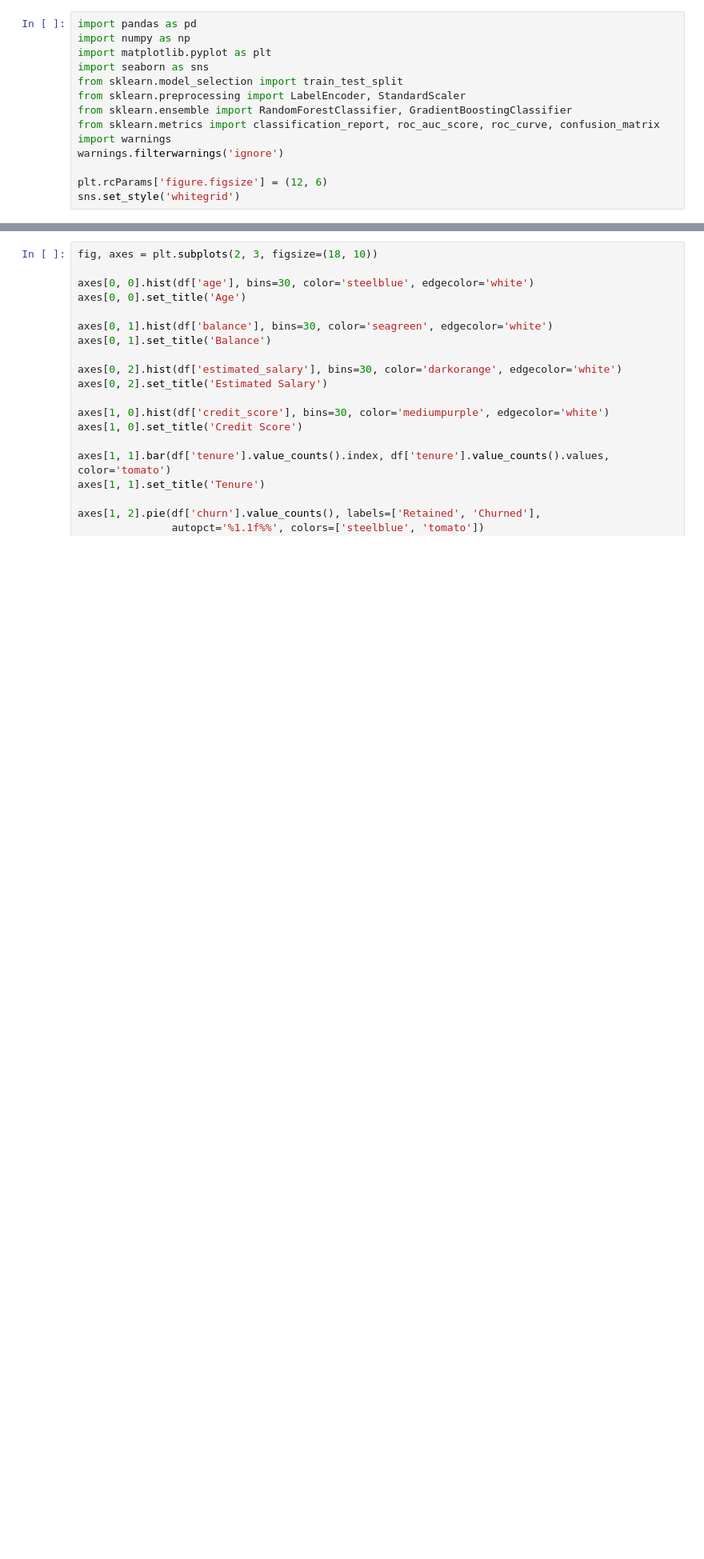
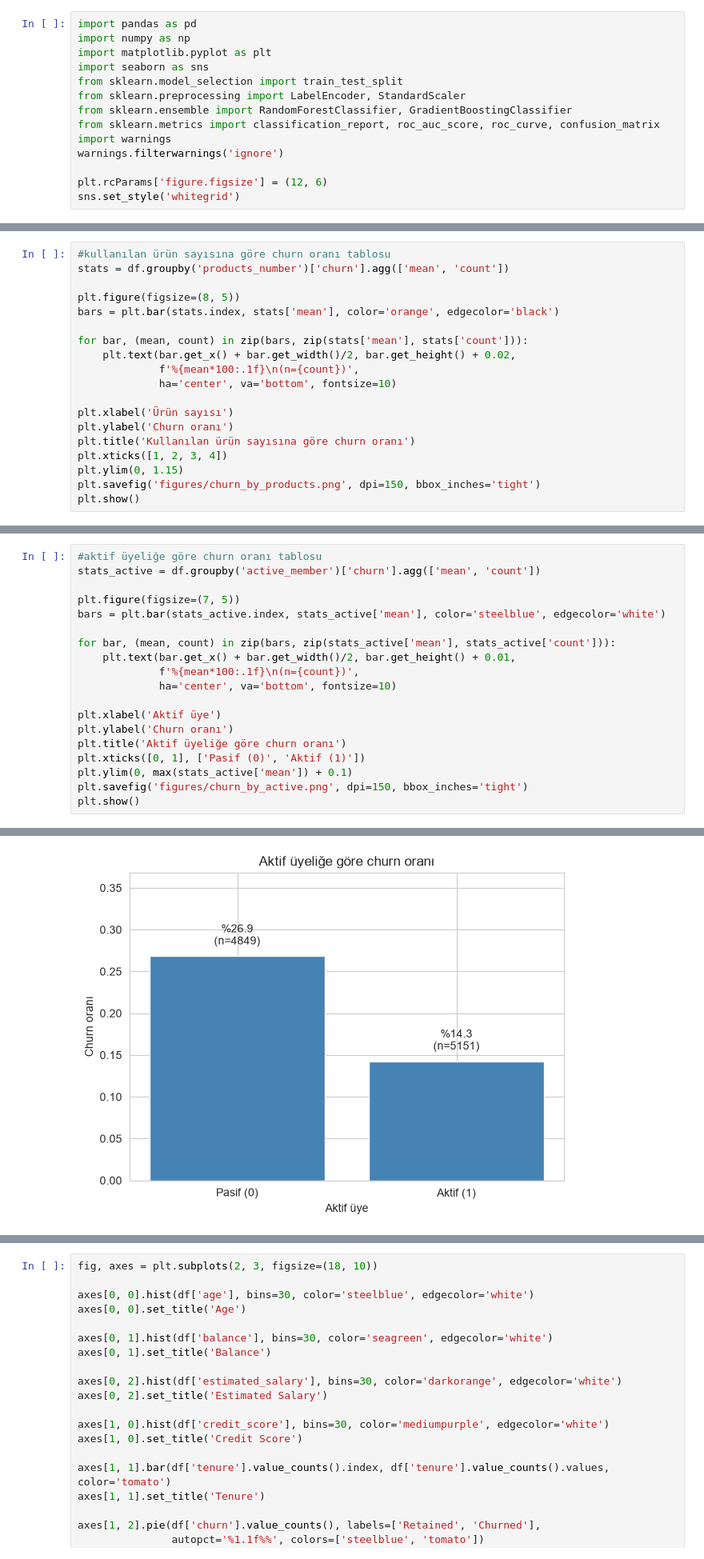
Before and after one commit to CEGGANASLATZOLATLAN/ltvChurnAnalysis, a Jupyter notebook: ltv.ipynb, the cells around one changed output, grey strips where cells are left out. Shown at 80% size. Saved outputs shown, nothing was run; the diff lists cells and outputs as text; blank space fills up the shorter version.

```diff
--- a/ltv.ipynb
+++ b/ltv.ipynb
@@ -27,0 +105,19 @@ df.describe()
+# %%
+#kullanılan ürün sayısına göre churn oranı tablosu
+stats = df.groupby('products_number')['churn'].agg(['mean', 'count'])
+
+plt.figure(figsize=(8, 5))
+bars = plt.bar(stats.index, stats['mean'], color='orange', edgecolor='black')
+
+for bar, (mean, count) in zip(bars, zip(stats['mean'], stats['count'])):
+    plt.text(bar.get_x() + bar.get_width()/2, bar.get_height() + 0.02,
+             f'%{mean*100:.1f}\n(n={count})',
+             ha='center', va='bottom', fontsize=10)
+
+plt.xlabel('Ürün sayısı')
+plt.ylabel('Churn oranı')
+plt.title('Kullanılan ürün sayısına göre churn oranı')
+plt.xticks([1, 2, 3, 4])
+plt.ylim(0, 1.15)
+plt.savefig('figures/churn_by_products.png', dpi=150, bbox_inches='tight')
+plt.show()
@@ -27,0 +126,20 @@ df.describe()
+# %%
+#aktif üyeliğe göre churn oranı tablosu
+stats_active = df.groupby('active_member')['churn'].agg(['mean', 'count'])
+
+plt.figure(figsize=(7, 5))
+bars = plt.bar(stats_active.index, stats_active['mean'], color='steelblue', edgecolor='white')
+
+for bar, (mean, count) in zip(bars, zip(stats_active['mean'], stats_active['count'])):
+    plt.text(bar.get_x() + bar.get_width()/2, bar.get_height() + 0.01,
+             f'%{mean*100:.1f}\n(n={count})',
+             ha='center', va='bottom', fontsize=10)
+
+plt.xlabel('Aktif üye')
+plt.ylabel('Churn oranı')
+plt.title('Aktif üyeliğe göre churn oranı')
+plt.xticks([0, 1], ['Pasif (0)', 'Aktif (1)'])
+plt.ylim(0, max(stats_active['mean']) + 0.1)
+plt.savefig('figures/churn_by_active.png', dpi=150, bbox_inches='tight')
+plt.show()
+# %% [output]
@@ -27,0 +147 @@ df.describe()
+[figure, added]
```
Also changed, not shown: parts of 26 cells of this notebook.
